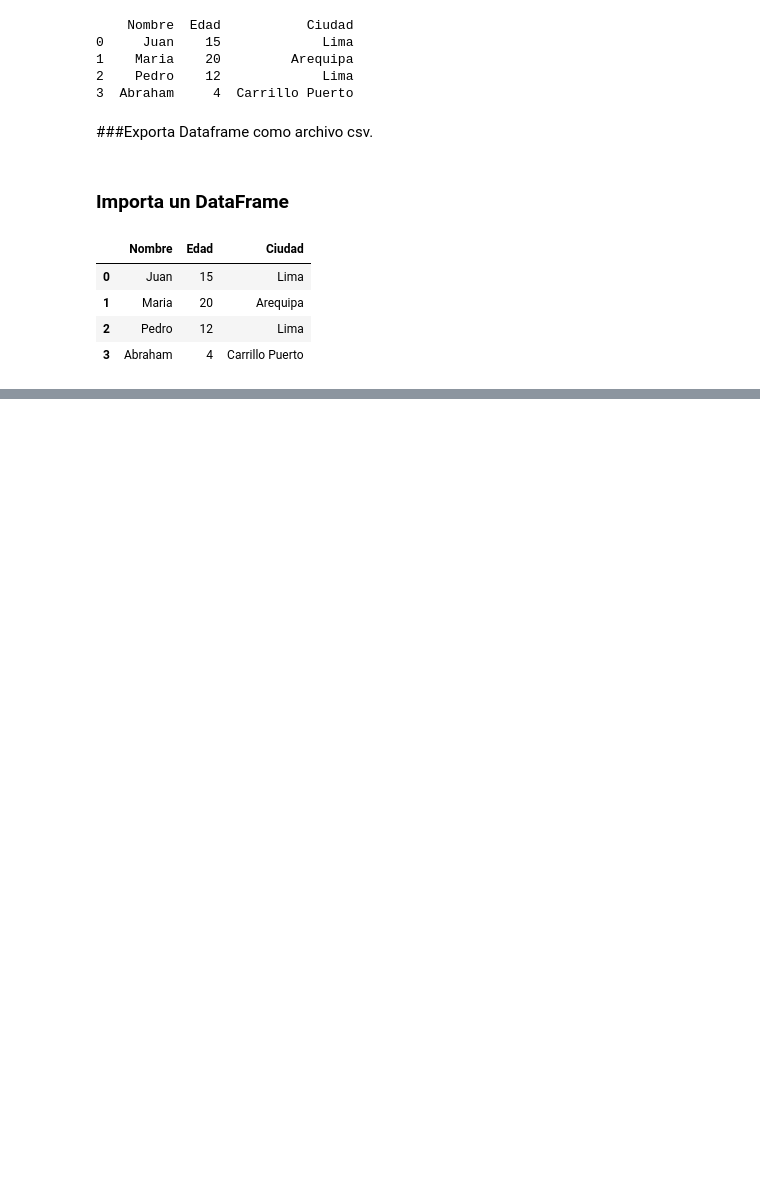
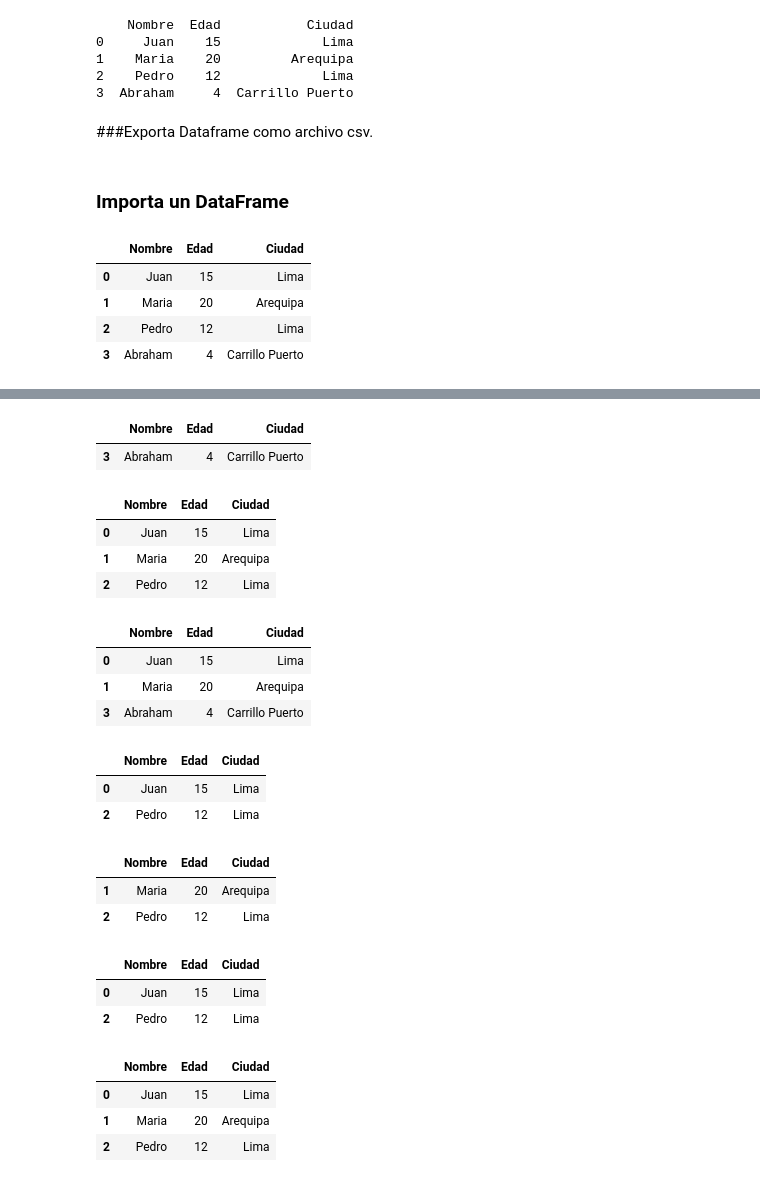
Before and after one commit to ZeusDeev/Analisis-de-Datos---Curso, a Jupyter notebook: analisis_datos.ipynb, the cells around one changed output, grey strips where cells are left out. Drawn from its saved outputs; the diff is of its cells as text; code cells hidden in the pictures; blank space fills up the shorter version.

Commit message:
Filtrado de datos y manipulación

```diff
--- a/analisis_datos.ipynb
+++ b/analisis_datos.ipynb
@@ -52,7 +52,7 @@ df.to_csv('datos.csv')
 ### Importa un DataFrame
 # %%
 df = pd.read_csv('datos.csv', index_col = 0)
-df = df.drop(df.columns[0], axis=1) #con df.drop, eliminamos la columna 0 que salia por defecto, aplicando en todos los campos por medio de axis=1;
+# df = df.drop(df.columns[0], axis=1) #con df.drop, eliminamos la columna 0 que salia por defecto, aplicando en todos los campos por medio de axis=1;
 df
 # %% [output]
 |  | Nombre | Edad | Ciudad |
@@ -62,0 +97,68 @@ df
+# %%
+#Filtrar por condición
+df[df['Edad'] < 5]
+# %% [output]
+|  | Nombre | Edad | Ciudad |
+| 3 | Abraham | 4 | Carrillo Puerto |
+# %%
+#Filtrar con Query
+
+# df.query('Ciudad == "Lima"')
+df.query('Edad > 10')
+# %% [output]
+|  | Nombre | Edad | Ciudad |
+| 0 | Juan | 15 | Lima |
+| 1 | Maria | 20 | Arequipa |
+| 2 | Pedro | 12 | Lima |
+# %%
+# Filtra por nombre especificos usando isin
+
+df[df['Nombre'].isin(['Juan','Abraham','Maria'])]
+# %% [output]
+|  | Nombre | Edad | Ciudad |
+| 0 | Juan | 15 | Lima |
+| 1 | Maria | 20 | Arequipa |
+| 3 | Abraham | 4 | Carrillo Puerto |
+# %%
+# Filtrar por ciudad usando isin
+
+df[df['Ciudad'].isin(['Lima'])]
+# %% [output]
+|  | Nombre | Edad | Ciudad |
+| 0 | Juan | 15 | Lima |
+| 2 | Pedro | 12 | Lima |
+# %%
+# Filtrado por funcion considerando solo 5 caracteres de nombre
+
+def filtrado_caracter(nombre):
+  return len(nombre) == 5
+
+df[df['Nombre'].apply(filtrado_caracter)]
+# %% [output]
+|  | Nombre | Edad | Ciudad |
+| 1 | Maria | 20 | Arequipa |
+| 2 | Pedro | 12 | Lima |
+# %%
+# Crea una funcion que me permita encontrar las personas con edad menor a 15,
+# ademas de considerar que los caracteres en nombres sean menor o igual a 5.
+
+def encontrar_persona(edad, nombre):
+  return (edad <= 15) & (nombre.str.len() <= 5)
+
+
+
+filter = df[encontrar_persona(df['Edad'], df['Nombre'])]
+filter
+# %% [output]
+|  | Nombre | Edad | Ciudad |
+| 0 | Juan | 15 | Lima |
+| 2 | Pedro | 12 | Lima |
+# %%
+# Filtrar por edades etre 25 y 35 años
+
+df[df['Edad'].between(12,20)]
+# %% [output]
+|  | Nombre | Edad | Ciudad |
+| 0 | Juan | 15 | Lima |
+| 1 | Maria | 20 | Arequipa |
+| 2 | Pedro | 12 | Lima |
```
Also changed, not shown: parts of 4 cells of this notebook.
